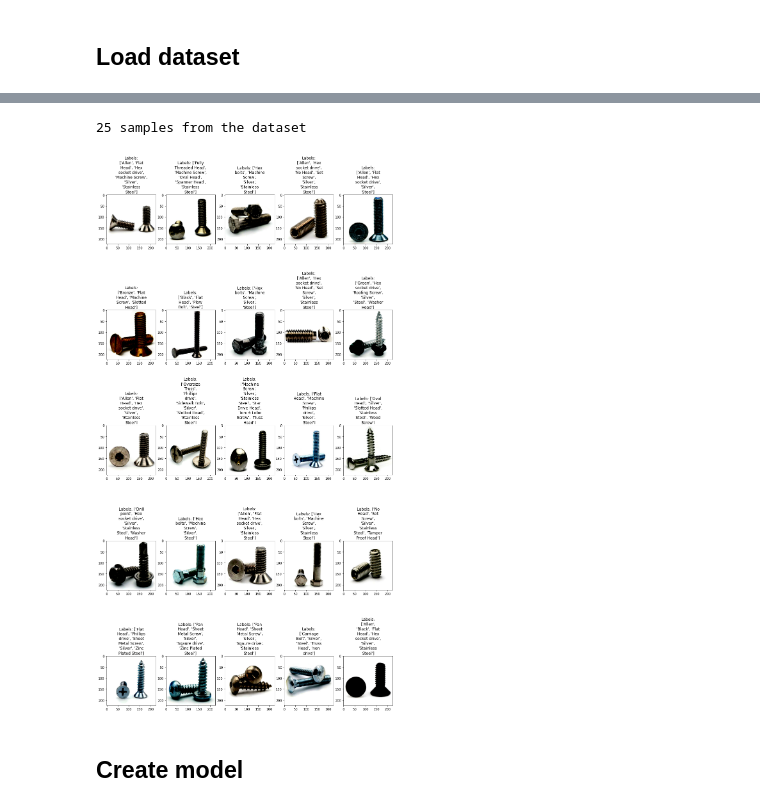
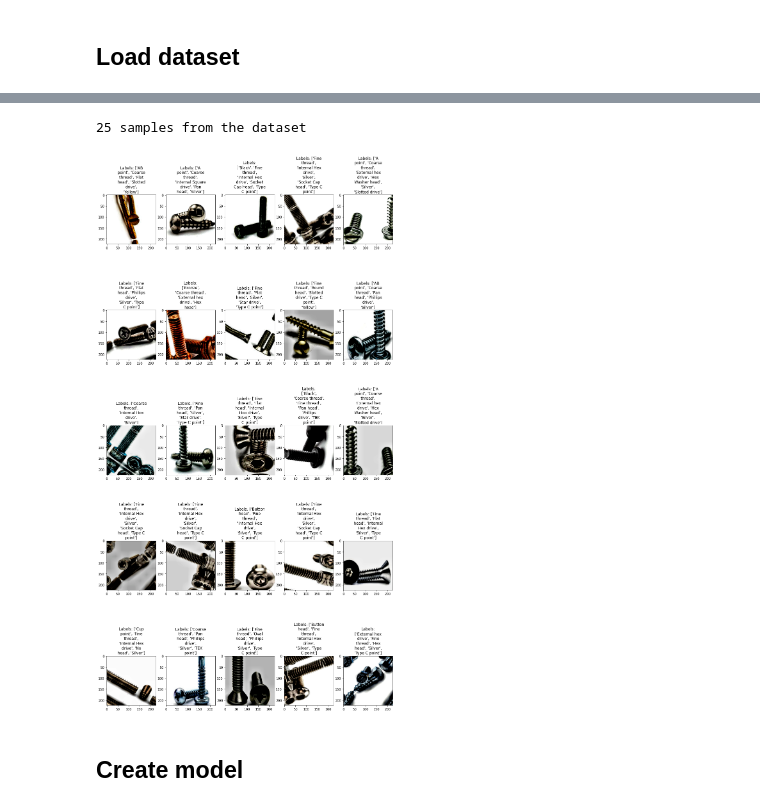
Before and after one commit to RyutaroInatsu/ImageAnnotationChallenge, a Jupyter notebook: notebooks/ImageTaggingChallenge.ipynb, the cells around one changed output, grey strips where cells are left out. Cells and saved outputs as stored; diff of their text form; code cells hidden in the pictures.

```diff
--- a/notebooks/ImageTaggingChallenge.ipynb
+++ b/notebooks/ImageTaggingChallenge.ipynb
@@ -275,2 +258,6 @@ test_root_dir = './inputs/fasteners_dataset/test/'
+# %%
+df = binarize_df(os.path.join(train_val_root_dir, "label.csv"))
+# %%
+LABELS = df.columns[1:]
 # %%
 def covert_onehot_string_labels(label_string,label_onehot):
@@ -290,15 +277,15 @@ class ImgTagDataset(Dataset):
     ----------------
     df : pd.DataFrame
         Pandas DataFrame object.
-        it must be contained "directory", "filename", and multi-binarized encoded columns.
+        It must be contained "filename", and multi-binarized encoded columns.
 
-    root_path: str
-        root path of Datasets
+    root_dir: str
+        Root directory of Datasets
     """
 
-    def __init__(self, df: pd.DataFrame, root_path, transform):
+    def __init__(self, df: pd.DataFrame, root_dir, transform):
         self.df = df
-        self.root_path = root_path
+        self.root_dir = root_dir
         self.transform = transform
 
     def __len__(self):
@@ -307,11 +294,11 @@ class ImgTagDataset(Dataset):
     def __getitem__(self, index):
         d = self.df.iloc[index]
         image = Image.open(
-            os.path.join(self.root_path, d["directory"], d["filename"])
+            os.path.join(self.root_dir, 'images', d["filenames"])
         ).convert("RGB")
         image = self.transform(image=np.squeeze(image))["image"]
         image = np.clip(image, 0, 1)
-        label = torch.tensor(d[2:].tolist(), dtype=torch.float32)
+        label = torch.tensor(d[1:].tolist(), dtype=torch.float32)
         return image, label
 # %%
 class ImgTagDataModule(pl.LightningDataModule):
@@ -406,3 +373,3 @@ class ImgTagDataModule(pl.LightningDataModule):
 # %%
-data_module = ImgTagDataModule(train_val_root_dir, test_root_dir, batch_size=BATCH_SIZE)
+data_module = ImgTagDataModule(train_val_root_dir, df, batch_size=BATCH_SIZE)
 # %%
@@ -410,26 +377,25 @@ data_module = ImgTagDataModule(train_val_root_dir, test_root_dir, batch_size=BAT
 # %%
-#@title
 from textwrap import wrap
 
 def show_samples(data_module):
     fig=plt.figure(figsize=(16, 16))
     fig.set_figheight(32)
     columns = 5
     rows = 5
     print(columns*rows,"samples from the dataset")
     for i in range(columns*rows):
-        (image, label) = data_module.val_ds[i]
+        (image, label) = data_module.train_ds[i]
         fig.add_subplot(rows, columns, i+1)
         plt.imshow(np.transpose(image, (1, 2, 0)))
         plt.title('\n'.join(wrap("Labels: "+str(covert_onehot_string_labels(LABELS, label)), 16)))
 
     plt.show()
 
 
 show_samples(data_module)
 # %% [output]
 25 samples from the dataset
-[figure, old version]
+[figure, new version]
 # %% [markdown]
 ## Create model
 # %%
```
Also changed, not shown: parts of 32 cells of this notebook.
